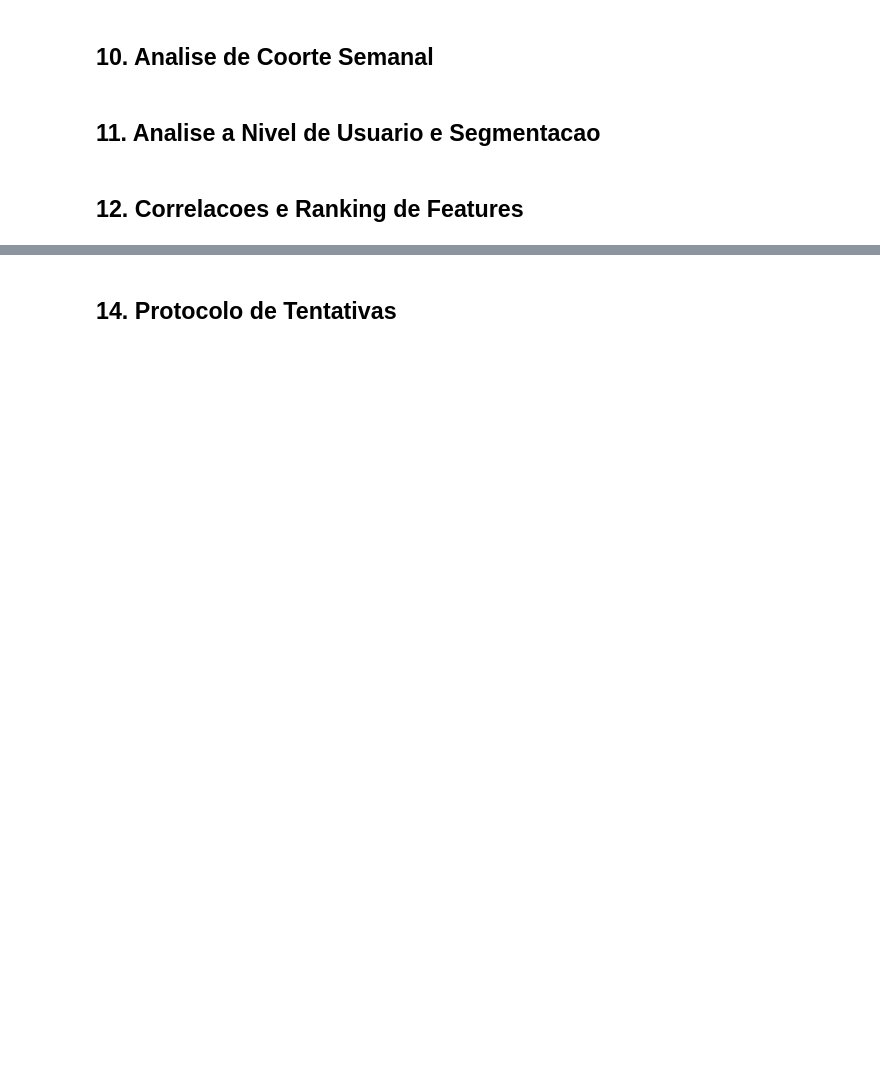
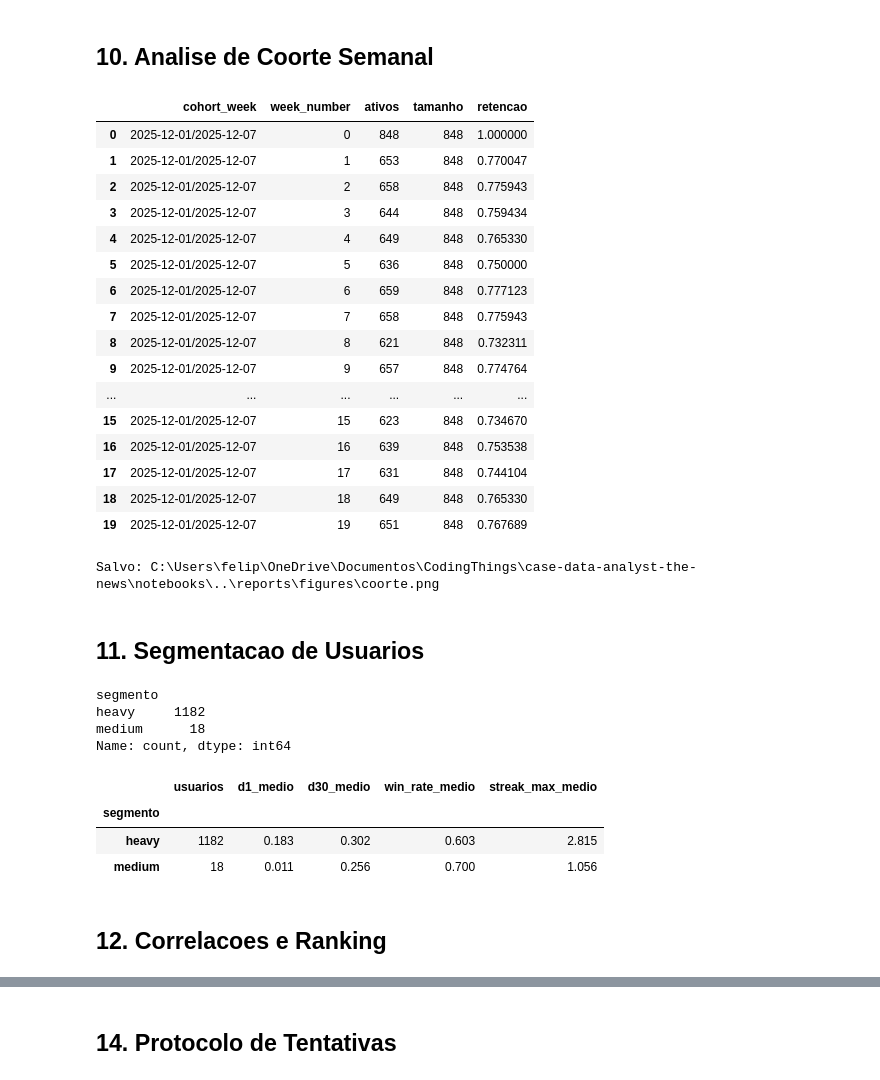
Before and after one commit to felipemchdev/case-data-analyst-the-news, a Jupyter notebook: notebooks/exploration.ipynb, the cells around one changed output, grey strips where cells are left out. Saved outputs shown, nothing was run; the diff lists cells and outputs as text; code cells hidden in the pictures; blank space fills up the shorter version.

```diff
--- a/notebooks/exploration.ipynb
+++ b/notebooks/exploration.ipynb
@@ -67,15 +293,54 @@ grafico_curva_retencao(curva)
 # %% [markdown]
 ## 10. Analise de Coorte Semanal
 # %%
-cohort = analise_coorte(sessions)\ncohort.head(20)
+cohort = analise_coorte(sessions)
+cohort.head(20)
+# %% [output]
+|  | cohort_week | week_number | ativos | tamanho | retencao |
+| 0 | 2025-12-01/2025-12-07 | 0 | 848 | 848 | 1.000000 |
+| 1 | 2025-12-01/2025-12-07 | 1 | 653 | 848 | 0.770047 |
+| 2 | 2025-12-01/2025-12-07 | 2 | 658 | 848 | 0.775943 |
+| 3 | 2025-12-01/2025-12-07 | 3 | 644 | 848 | 0.759434 |
+| 4 | 2025-12-01/2025-12-07 | 4 | 649 | 848 | 0.765330 |
+| 5 | 2025-12-01/2025-12-07 | 5 | 636 | 848 | 0.750000 |
+| 6 | 2025-12-01/2025-12-07 | 6 | 659 | 848 | 0.777123 |
+| 7 | 2025-12-01/2025-12-07 | 7 | 658 | 848 | 0.775943 |
+| 8 | 2025-12-01/2025-12-07 | 8 | 621 | 848 | 0.732311 |
+| 9 | 2025-12-01/2025-12-07 | 9 | 657 | 848 | 0.774764 |
+| ... | ... | ... | ... | ... | ... |
+| 15 | 2025-12-01/2025-12-07 | 15 | 623 | 848 | 0.734670 |
+| 16 | 2025-12-01/2025-12-07 | 16 | 639 | 848 | 0.753538 |
+| 17 | 2025-12-01/2025-12-07 | 17 | 631 | 848 | 0.744104 |
+| 18 | 2025-12-01/2025-12-07 | 18 | 649 | 848 | 0.765330 |
+| 19 | 2025-12-01/2025-12-07 | 19 | 651 | 848 | 0.767689 |
 # %%
 grafico_coorte(cohort)
+# %% [output]
+Salvo: C:\Users\felip\OneDrive\Documentos\CodingThings\case-data-analyst-the-news\notebooks\..\reports\figures\coorte.png
-# %% [markdown]
-## 11. Analise a Nivel de Usuario e Segmentacao
+# %% [markdown]
+## 11. Segmentacao de Usuarios
 # %%
-user_metrics = retencao_por_usuario(sessions)\nuser_metrics = segmentar_usuarios(user_metrics)\nuser_metrics['segmento'].value_counts()
+user_metrics = retencao_por_usuario(sessions)
+user_metrics = segmentar_usuarios(user_metrics)
+user_metrics['segmento'].value_counts()
+# %% [output]
+segmento
+heavy     1182
+medium      18
+Name: count, dtype: int64
 # %%
-user_metrics.groupby('segmento').agg(\n    usuarios=('user_id', 'count'),\n    d1_medio=('d1_medio', 'mean'),\n    d30_medio=('d30_medio', 'mean'),\n    win_rate_medio=('win_rate', 'mean'),\n    streak_max_medio=('streak_max', 'mean'),\n).round(3)
+user_metrics.groupby('segmento').agg(
+    usuarios=('user_id', 'count'),
+    d1_medio=('d1_medio', 'mean'),
+    d30_medio=('d30_medio', 'mean'),
+    win_rate_medio=('win_rate', 'mean'),
+    streak_max_medio=('streak_max', 'mean'),
+).round(3)
+# %% [output]
+|  | usuarios | d1_medio | d30_medio | win_rate_medio | streak_max_medio |
+| segmento |  |  |  |  |  |
+| heavy | 1182 | 0.183 | 0.302 | 0.603 | 2.815 |
+| medium | 18 | 0.011 | 0.256 | 0.700 | 1.056 |
 # %% [markdown]
-## 12. Correlacoes e Ranking de Features
+## 12. Correlacoes e Ranking
 # %%
```
Also changed, not shown: parts of 35 cells of this notebook.
